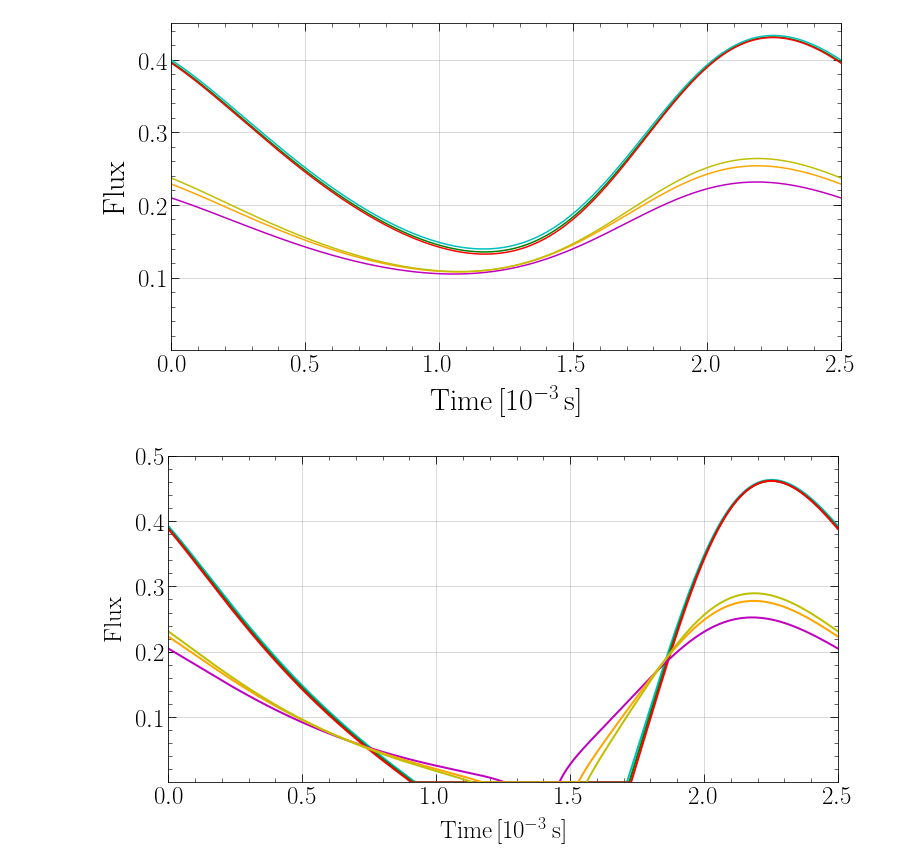
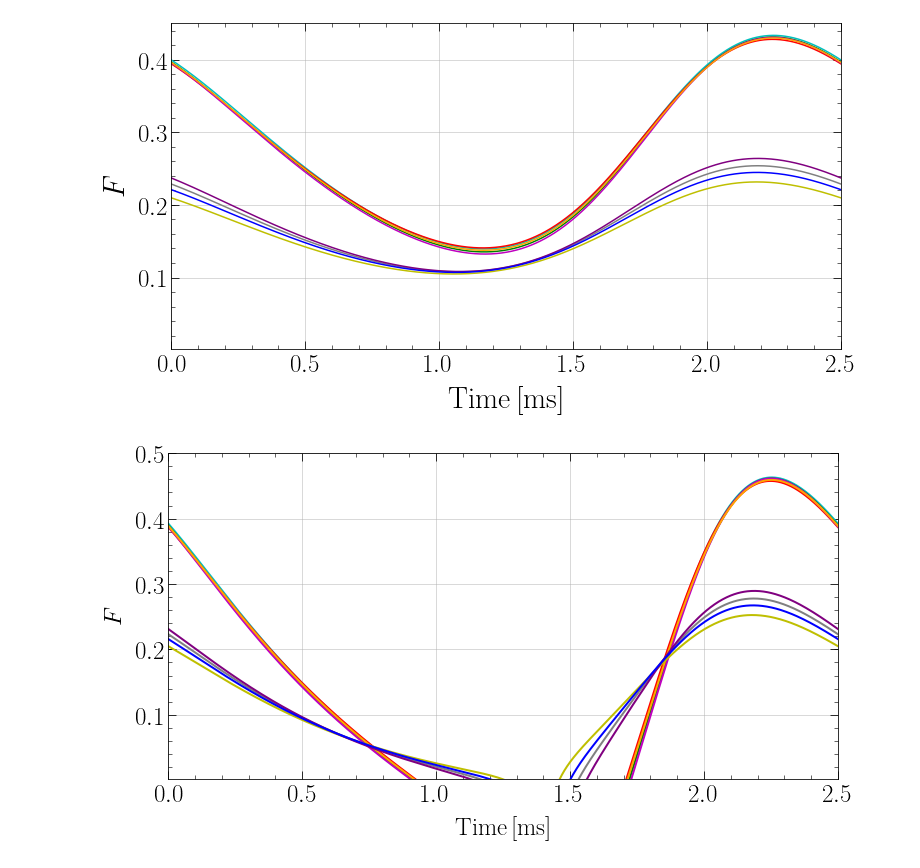
Before and after one commit to GravYong/scalarized_ns, a Jupyter notebook: pulse_profile.ipynb, the cells around one changed output. Saved outputs shown, nothing was run; the diff lists cells and outputs as text; code cells hidden in the pictures.

```diff
--- a/pulse_profile.ipynb
+++ b/pulse_profile.ipynb
@@ -45,6 +49,6 @@ plt.tick_params(axis='both', which='minor', labelsize=18)
 # %%
-names= ['m14_a','m14_5_001_a', 'm14_10_001_a','m20_a','m20_5_001_a', 'm20_10_001_a']
-colors = ['c', 'g', 'r', 'm', 'orange',  'y', 'grey']
+names= ['m14_a','m14_5_001_a','m14_5_1_a', 'm14_10_001_a','m14_10_1_a','m20_a','m20_5_001_a', 'm20_10_001_a','m20_10_1_a']
+colors = ['c', 'g', 'r', 'm', 'orange',  'y', 'grey','purple','b']
 plt.figure(figsize=(12,6))
 for j in range(len(names)):
     data1 = np.genfromtxt('data/'+'pp_ap4_' +names[j]+ '.dat')
@@ -53,26 +57,27 @@ for j in range(len(names)):
     plt.plot(t,flux, color=colors[j], linewidth=1.5)
 plt.ylim(0.001,0.45)
 plt.xlim(0,2.5)
-plt.ylabel(r'$\rm{Flux}$', fontsize=30)
-plt.xlabel(r'$\rm{Time\,[10^{-3}\,s]}$', fontsize=30)
+plt.ylabel(r'${F}$', fontsize=30)
+plt.xlabel(r'$\rm{Time\,[\rm ms]}$', fontsize=30)
 plt.grid(alpha=0.6)
 plt.minorticks_on()
 # %% [output]
-[figure, old version]
+[figure, new version]
 # %%
-names= ['m14_b','m14_5_001_b', 'm14_10_001_b','m20_b','m20_5_001_b', 'm20_10_001_b']
-colors = ['c', 'g', 'r', 'm', 'orange',  'y', 'grey']
+names= ['m14_a','m14_5_001_a','m14_5_1_a', 'm14_10_001_a','m14_10_1_a','m20_a','m20_5_001_a', 'm20_10_001_a','m20_10_1_a']
+names1= ['m14_b','m14_5_001_b','m14_5_1_b', 'm14_10_001_b','m14_10_1_b','m20_b','m20_5_001_b', 'm20_10_001_b','m20_10_1_b']
+colors = ['c', 'g', 'r', 'm', 'orange',  'y', 'grey','purple','b']
 plt.figure(figsize=(12,6))
 for j in range(len(names)):
     data1 = np.genfromtxt('data/'+'pp_ap4_' +names[j]+ '.dat')
     t=data1[:,0]*10**3
     flux=data1[:,1]
     plt.plot(t,flux, color=colors[j], linewidth=2)
 plt.ylim(0.001,0.5)
 plt.xlim(0,2.5)
-plt.ylabel(r'$\rm{Flux}$', fontsize=25)
-plt.xlabel(r'$\rm{Time\,[10^{-3}\,s]}$', fontsize=25)
+plt.ylabel(r'${F}$', fontsize=25)
+plt.xlabel(r'$\rm{Time\,[\rm ms]}$', fontsize=25)
 plt.grid(alpha=0.6)
 plt.minorticks_on()
 # %% [output]
-[figure, old version]
+[figure, new version]
```
Also changed, not shown: parts of 2 cells of this notebook, 9 other files.
